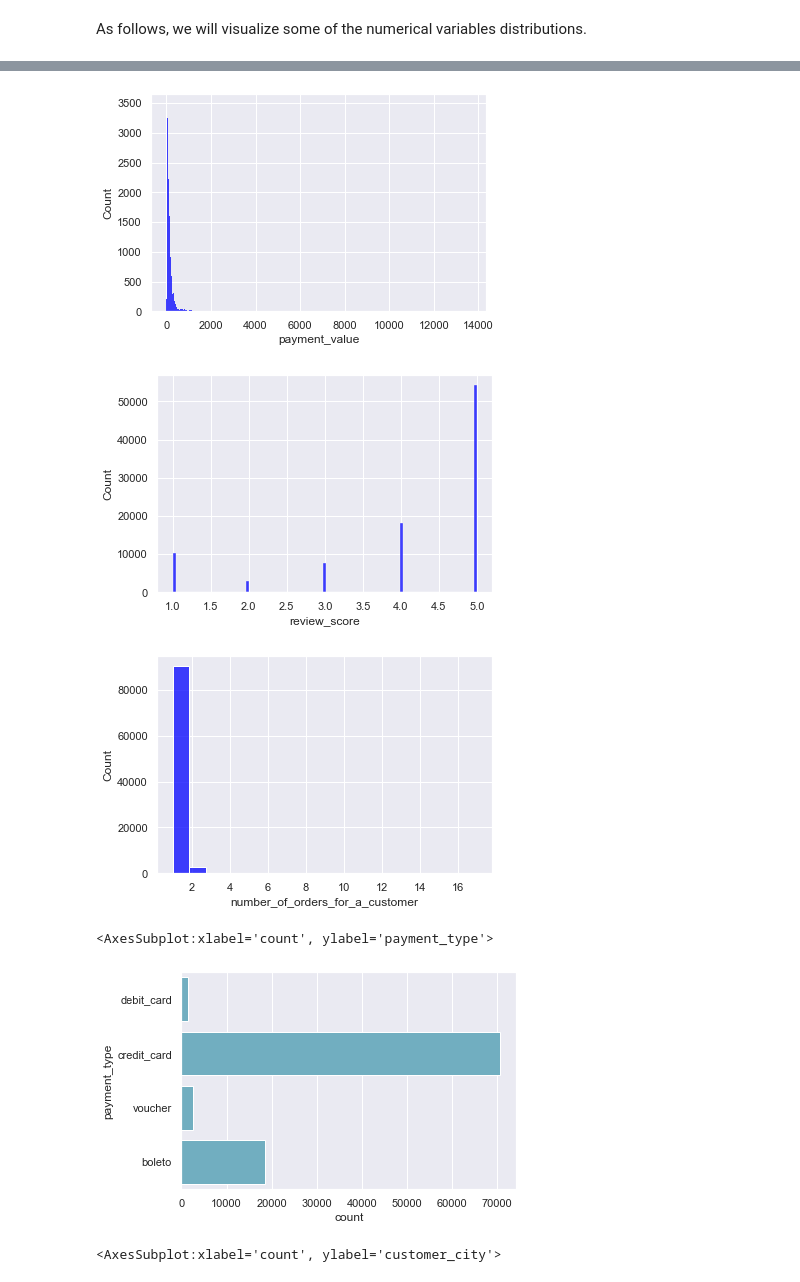
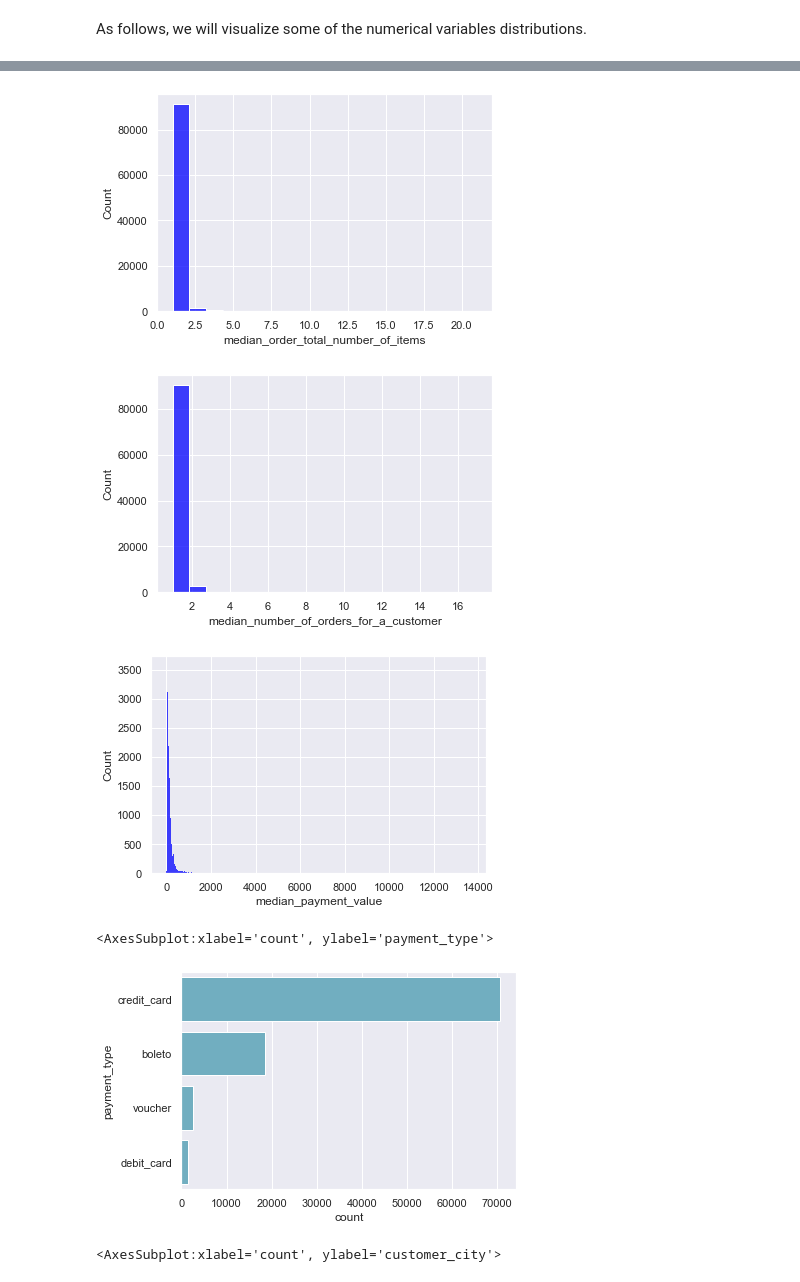
Before and after one commit to MariaDBPerez/clients_segmentation, a Jupyter notebook: project_5.ipynb, the cells around one changed output, grey strips where cells are left out. Drawn from its saved outputs; the diff is of its cells as text; code cells hidden in the pictures.

```diff
--- a/project_5.ipynb
+++ b/project_5.ipynb
@@ -908,0 +955,14 @@ We will now create a dataframe in which we will keep the maximum number of artic
+# %%
+df_for_grouping = df_for_segmentation_analysis.copy()
+# %%
+df_for_grouping = df_for_grouping.groupby("customer_unique_id", as_index=False).agg({
+                  "review_score": np.median,
+                  "order_total_number_of_items": np.median,
+                  "number_of_orders_for_a_customer": np.median,
+                  "payment_value": np.median})
+
+df_for_grouping = df_for_grouping.rename(columns={"review_score": "median_review_score",
+                            "order_total_number_of_items": "median_order_total_number_of_items",
+                            "number_of_orders_for_a_customer": "median_number_of_orders_for_a_customer",
+                            "payment_value": "median_payment_value"
+                            })
@@ -910,0 +992,4 @@ new_df_for_segmentation_analysis = df_for_segmentation_analysis.copy()
+# %%
+new_df_for_segmentation_analysis = new_df_for_segmentation_analysis.drop(columns=['review_score', 'order_total_number_of_items', 'number_of_orders_for_a_customer', 'payment_value'])
+# %%
+new_df_for_segmentation_analysis = pd.merge(df_for_grouping, new_df_for_segmentation_analysis, on="customer_unique_id")
@@ -957,7 +1040,7 @@ As follows, we will visualize some of the numerical variables distributions.
 # %%
 plt.subplots(figsize=(7, 8))
 
-columns_histogram=['order_total_number_of_items', 'payment_value', 'review_score', 'number_of_orders_for_a_customer']
+columns_histogram=['median_order_total_number_of_items', 'median_payment_value', 'median_review_score', 'median_number_of_orders_for_a_customer']
 
 for i in new_df_for_segmentation_analysis.columns:
     if i in columns_histogram:
@@ -968,11 +1051,11 @@ for i in new_df_for_segmentation_analysis.columns:
-[figure, old version]
+[figure, new version]
-[figure, old version]
+[figure, new version]
-[figure, old version]
+[figure, new version]
 # %%
 sns.countplot(y="payment_type", data=new_df_for_segmentation_analysis, color="c")
 # %% [output]
 <AxesSubplot:xlabel='count', ylabel='payment_type'>
-[figure, old version]
+[figure, new version]
 # %%
 plt.figure(figsize=(15,8))
 sns.countplot(y='customer_city', data=new_df_for_segmentation_analysis, order=new_df_for_segmentation_analysis['customer_city'].value_counts().iloc[:20].index)
```
Also changed, not shown: parts of 95 cells of this notebook.
